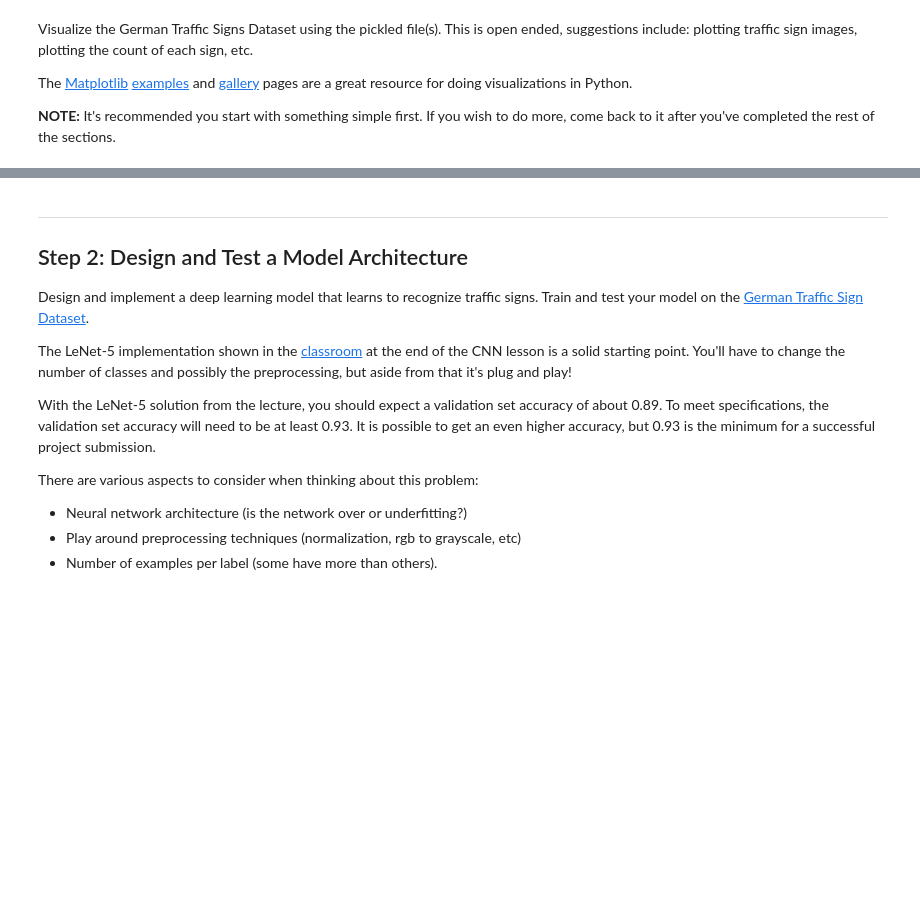
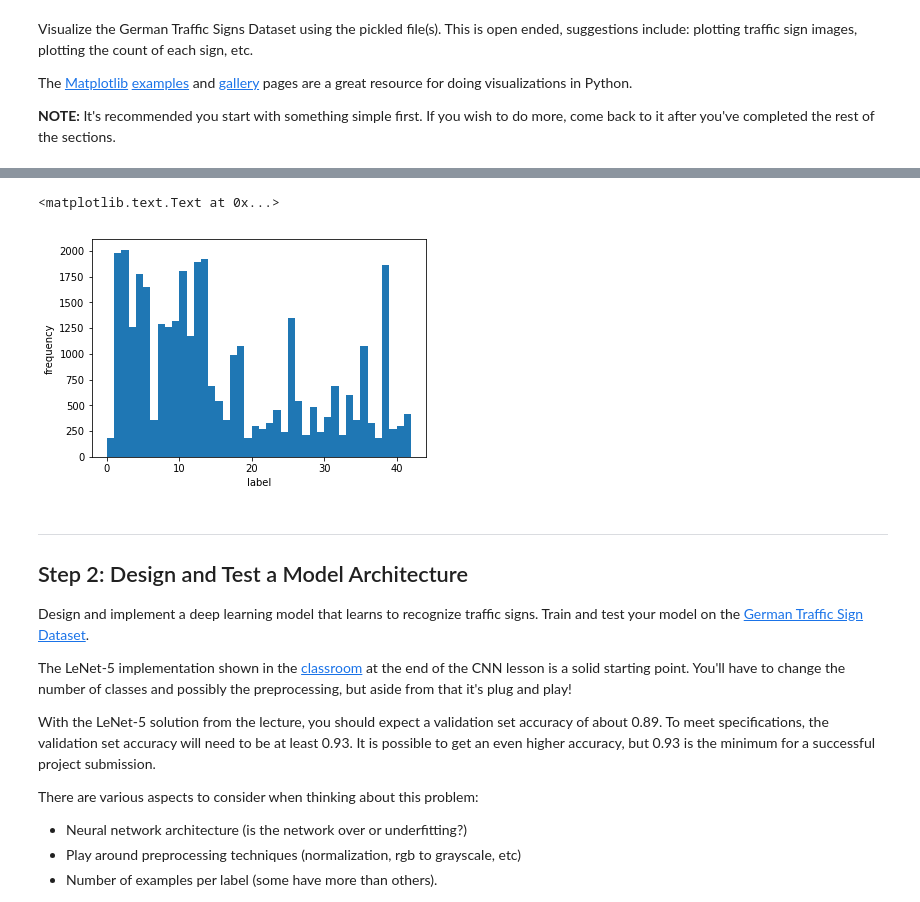
Before and after one commit to theguruofreason/traffic-sign-classifier, a Jupyter notebook: Traffic_Sign_Classifier.ipynb, the cells around one changed output, grey strips where cells are left out. Saved outputs shown, nothing was run; the diff lists cells and outputs as text; code cells hidden in the pictures; blank space fills up the shorter version.

```diff
--- a/Traffic_Sign_Classifier.ipynb
+++ b/Traffic_Sign_Classifier.ipynb
@@ -108,3 +110,10 @@ print(y_train[index])
+# %%
+plt.hist(y_train, 42)
+plt.xlabel('label')
+plt.ylabel('frequency')
+# %% [output]
+<matplotlib.text.Text at 0x...>
+[figure, added]
 # %% [markdown]
 ----
 
```
Also changed, not shown: parts of 8 cells of this notebook.
